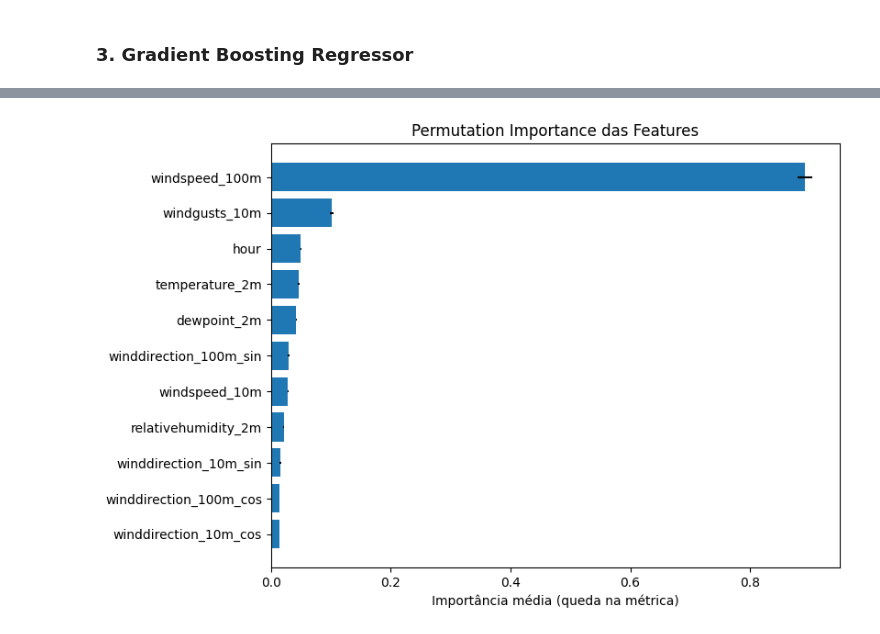
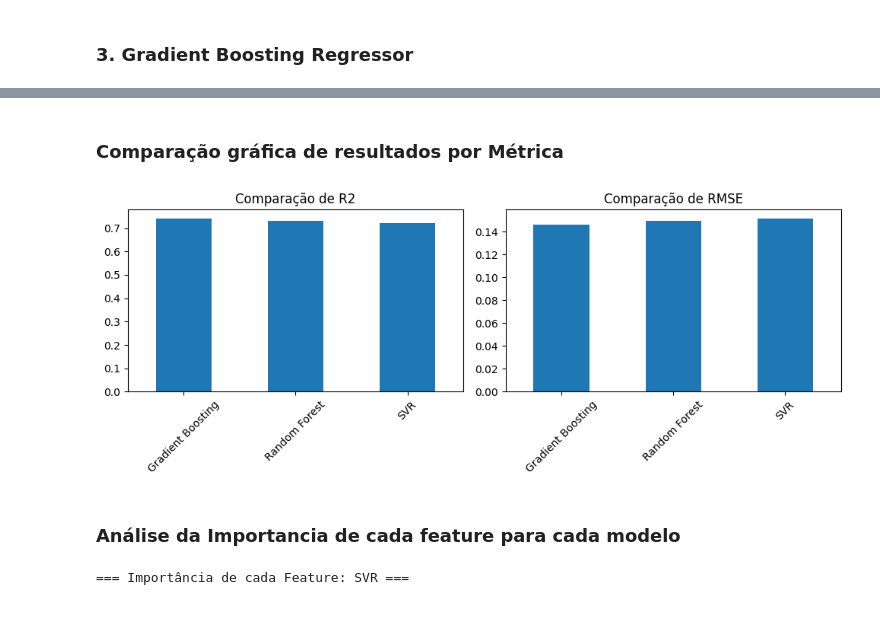
Before and after one commit to mariaclaraps/projeto-ciencia-dos-dados, a Jupyter notebook: notebooks/wind-power-generation-regression.ipynb, the cells around one changed output, grey strips where cells are left out. Cells and saved outputs as stored; diff of their text form; code cells hidden in the pictures.

Commit message:
feat: adicionando análise de features para  o caso de regressão

```diff
--- a/notebooks/wind-power-generation-regression.ipynb
+++ b/notebooks/wind-power-generation-regression.ipynb
@@ -162,7 +162,7 @@ pipe_rf = Pipeline([
 
 param_rf = {
     'model__n_estimators': [100, 200, 300],
-    'model__max_depth': [None, 3, 5, 8],
+    'model__max_depth': [3, 5, 8, 10, 15],
     'model__min_samples_split': [2, 5, 10]
 }
 
@@ -188,8 +188,8 @@ pipe_gb = Pipeline([
 
 param_gb = {
     'model__n_estimators': [100, 200, 300, 400],
-    'model__learning_rate': [0.01, 0.05, 0.1, 0.4],
-    'model__max_depth': [2, 3, 4, 5]
+    'model__learning_rate': [0.01, 0.05, 0.1],
+    'model__max_depth': [4, 5, 8, 10, 15]
 }
 
 grid_gb = GridSearchCV( pipe_gb, param_gb, cv=cv, scoring='r2', n_jobs=-1)
@@ -245,5 +250,12 @@ for name, grid in best_models.items():
     }
 
 pd_results = pd.DataFrame(results)
-pd_results
+
+
+df_results = pd_results.T.sort_values("R2", ascending=False)
+print(df_results)
+
+best_model_name = df_results.index[0]
+print(f"\nMelhor modelo pelo R²: {best_model_name}")
+print("Melhores hiperparâmetros:", results[best_model_name]["Melhores hiperparâmetros"])
 # %% [output]
@@ -254,20 +274,47 @@ pd_results
+# %% [markdown]
+### Comparação gráfica de resultados por Métrica
 # %%
-import matplotlib.pyplot as plt
-import pandas as pd
-from sklearn.inspection import permutation_importance
+from matplotlib import pyplot as plt
 
-result = permutation_importance(best_models["Random Forest"], X_test, y_test, n_repeats=5, random_state=42)
 
-importance_df = pd.DataFrame({
-    "feature": X_test.columns,
-    "importance_mean": result.importances_mean,
-    "importance_std": result.importances_std
-}).sort_values(by="importance_mean", ascending=True)
+plt.figure(figsize=(10,4))
 
-plt.figure(figsize=(8,6))
-plt.barh(importance_df["feature"], importance_df["importance_mean"], xerr=importance_df["importance_std"])
-plt.xlabel("Importância média (queda na métrica)")
-plt.title("Permutation Importance das Features")
+# R² plot
+plt.subplot(1,2,1)
+df_results["R2"].plot(kind='bar', title='Comparação de R2')
+plt.xticks(rotation=45)
+
+# RMSE plot
+plt.subplot(1,2,2)
+df_results["RMSE"].plot(kind='bar', title='Comparação de RMSE')
+plt.xticks(rotation=45)
+
+plt.tight_layout()
 plt.show()
 # %% [output]
-[figure, old version]
+[figure, new version]
+# %% [markdown]
+### Análise da Importancia de cada feature para cada modelo
+# %%
+from sklearn.inspection import permutation_importance
+
+for name, grid in best_models.items():
+    model = grid.best_estimator_
+
+    print(f"\n=== Importância de cada Feature: {name} ===")
+
+    result = permutation_importance(model, X_test, y_test, n_repeats=10, random_state=42)
+
+    importance_df = pd.DataFrame({
+        "feature": X_test.columns,
+        "importanc_mean": result.importances_mean,
+        "importance_std": result.importances_std
+    }).sort_values(by="importance_mean", ascending=True)
+
+    plt.figure(figsize=(8,6))
+    plt.barh(importance_df["feature"], importance_df["importance_mean"], xerr=importance_df["importance_std"])
+    plt.title(f"Importância de cada Feature - {name}")
+    plt.xlabel("Importância média (queda na métrica)")
+    plt.show()
+# %% [output]
+=== Importância de cada Feature: SVR ===
```
Also changed, not shown: parts of 8 cells of this notebook.
